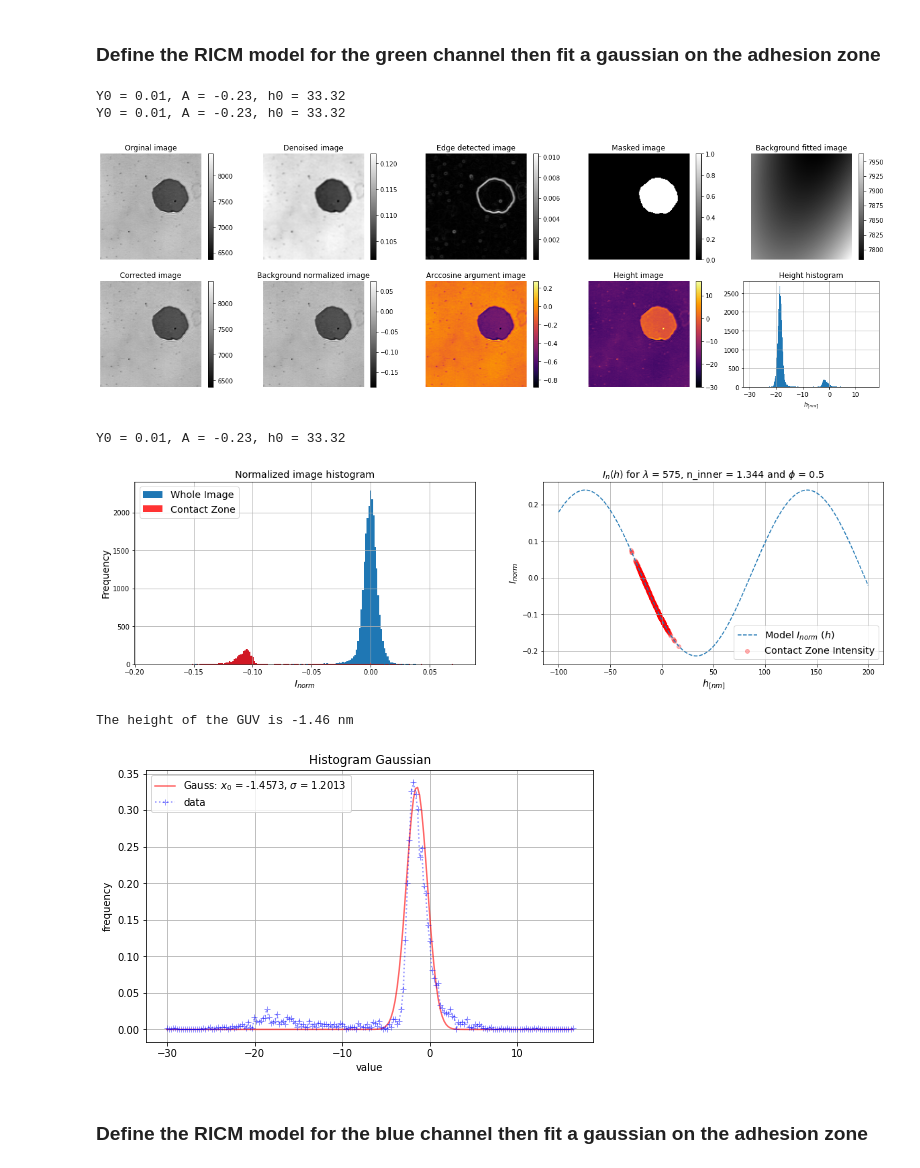
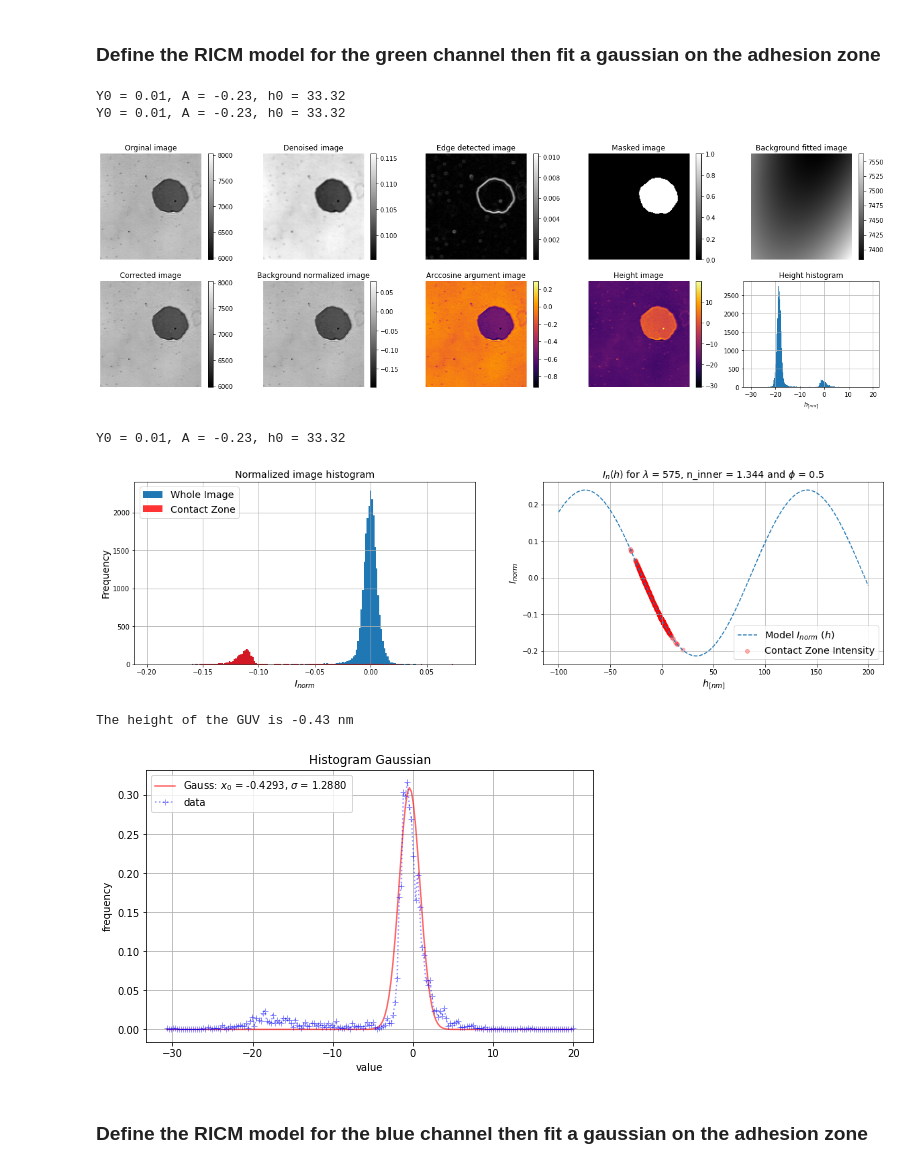
Before and after one commit to ahmed344/Membrane-Topography, a Jupyter notebook: Height_map_2_channels.ipynb, the cells around one changed output. Drawn from its saved outputs; the diff is of its cells as text; code cells hidden in the pictures.

```diff
--- a/Height_map_2_channels.ipynb
+++ b/Height_map_2_channels.ipynb
@@ -64,7 +65,7 @@ plt.grid();
 img = io.imread(f"Data/{experiment}/data/{object_img}.tif")
 
 # Subtract the base line
-img = img - 600
+img = img - 1000
 
 # display the image and it's histogram
 plt.figure(figsize=(20,10))
@@ -103,27 +104,27 @@ plt.grid();
 # %%
 # Define the RICM class with certain n_inner
 ricm_green = RICM(img[0], l=575, n_inner=1.344, p=0.5, hole=3)
 
 # Display the way to the RICM height mapping step by step
-ricm_green.show_summary(save=True)
+ricm_green.show_summary(save=True, name='green_summary')
 
 # Extract the hieght on the contact zone
-i_height, _ = ricm_green.model_fitting(h=np.linspace(-100, 200, 600), show=True)
+i_height, _ = ricm_green.model_fitting(h=np.linspace(-100, 200, 600), show=True, save=True, name='green_model')
 
 # Fit a gaussian on the adhesion zone histogram
 gauss = Fit_Gaussian(i_height, normalized=True)
 height_green, _ = gauss.hist_fitting(show=True)
 
 # Print the height in nano meter
 print(f'The height of the GUV is {height_green:.2f} nm')
 # %% [output]
 Y0 = 0.01, A = -0.23, h0 = 33.32
 Y0 = 0.01, A = -0.23, h0 = 33.32
-[figure, old version]
+[figure, new version]
 Y0 = 0.01, A = -0.23, h0 = 33.32
-[figure, old version]
+[figure, new version]
-The height of the GUV is -1.46 nm
+The height of the GUV is -0.43 nm
-[figure, old version]
+[figure, new version]
 # %% [markdown]
 ### Define the RICM model for the blue channel then fit a gaussian on the adhesion zone
 # %%
```
Also changed, not shown: parts of 5 cells of this notebook.
